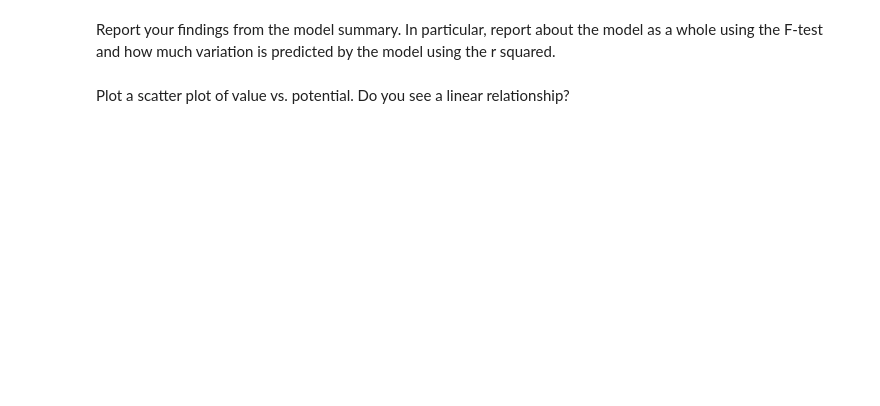
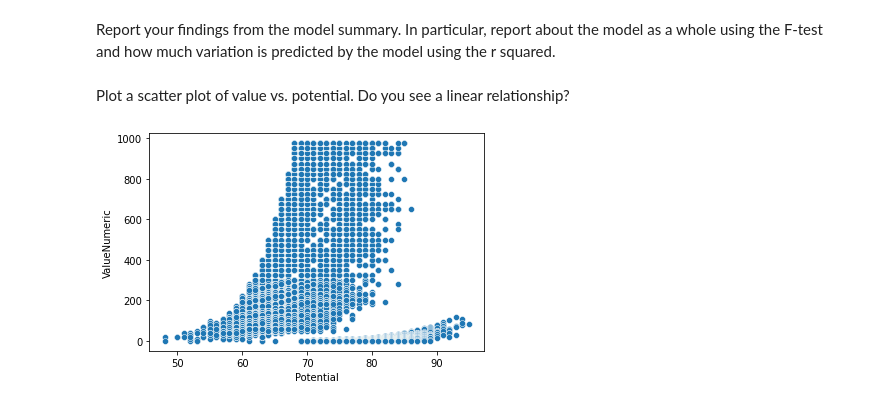
Before and after one commit to ironhack-bcn-data-pt/35-lab-correlation-tests-with-scipy, a Jupyter notebook: your-code/main.ipynb, the cells around one changed output. Cells and saved outputs as stored; diff of their text form; code cells hidden in the pictures; blank space fills up the shorter version.

```diff
--- a/your-code/main.ipynb
+++ b/your-code/main.ipynb
@@ -111,6 +112,7 @@ Our goal with using linear regression is to create a mathematical model that wil
 We'll start by ensuring there are no missing values. Examine all variables for all missing values. If there are missing values in a row, remove the entire row.
 # %%
 # Your code here:
+fifa.dropna(how='any', inplace=True)
 # %% [markdown]
 Using the FIFA dataset, in the cell below, create a linear model predicting value using stamina and sprint speed. create the model using `statsmodels`. Print the model summary.
 
@@ -133,3 +223,6 @@ Report your findings from the model summary. In particular, report about the mod
 Plot a scatter plot of value vs. potential. Do you see a linear relationship?
 # %%
 # Your code here:
+plot = sns.scatterplot(y=fifa.ValueNumeric, x=fifa.Potential )
+# %% [output]
+[figure, added]
```
Also changed, not shown: parts of 14 cells of this notebook.
